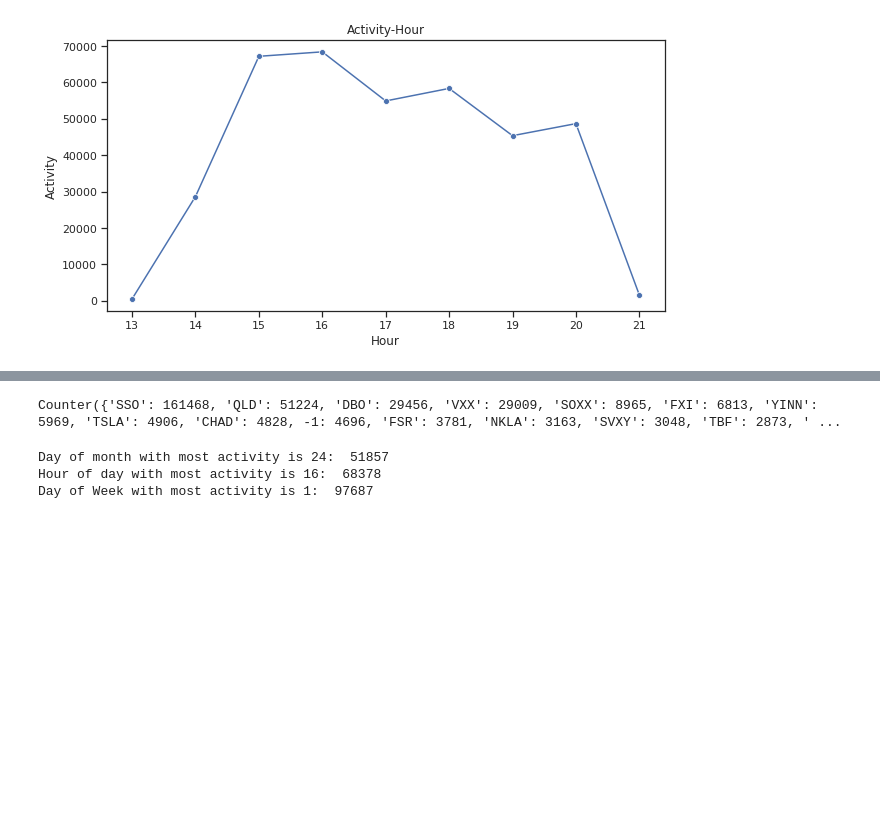
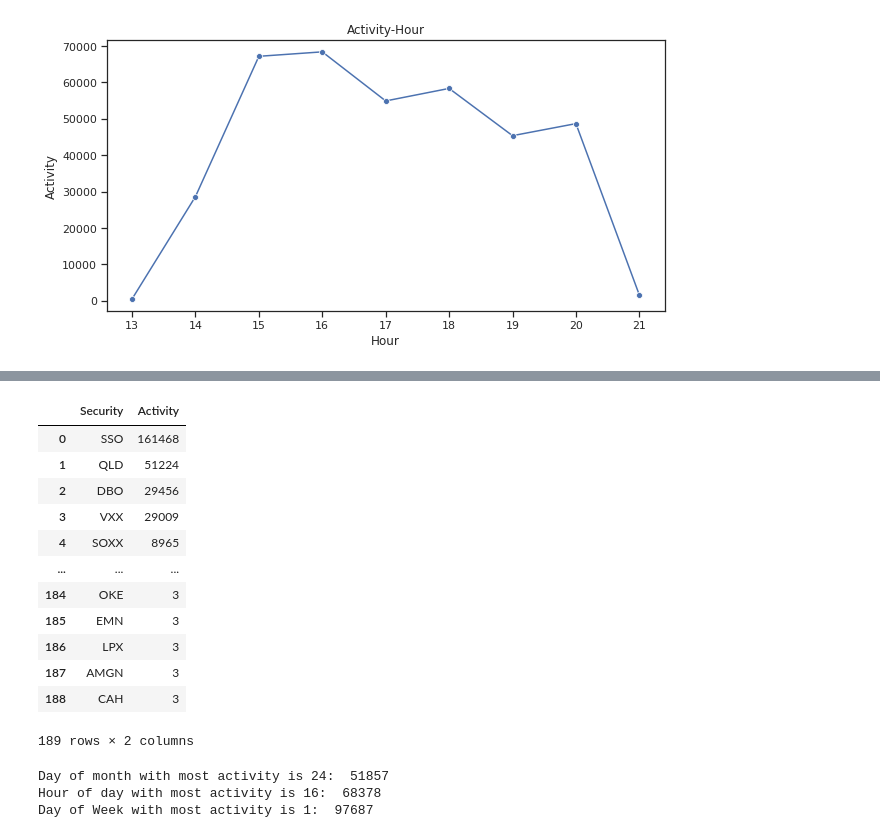
Before and after one commit to bilallogiciel/FIX-Parser, a Jupyter notebook: FIX_Parser.ipynb, the cells around one changed output, grey strips where cells are left out. Drawn from its saved outputs; the diff is of its cells as text; code cells hidden in the pictures; blank space fills up the shorter version.

```diff
--- a/FIX_Parser.ipynb
+++ b/FIX_Parser.ipynb
@@ -279,10 +282,26 @@ plt.show()
 [figure]
-# %%
-#Most traded securities.
-Securities_count = Counter(dataFrame['55'])
-print(Securities_count)
-# %% [output]
-Counter({'SSO': 161468, 'QLD': 51224, 'DBO': 29456, 'VXX': 29009, 'SOXX': 8965, 'FXI': 6813, 'YINN': 5969, 'TSLA': 4906, 'CHAD': 4828, -1: 4696, 'FSR': 3781, 'NKLA': 3163, 'SVXY': 3048, 'TBF': 2873, ' ...
+# %%
+#Most traded securities.
+Securities_count = Counter(dataFrame['55'])
+securities_df = pd.DataFrame.from_dict(Securities_count, orient = 'index').reset_index()
+securities_df.columns = ['Security','Activity']
+securities_df = securities_df.sort_values(by='Activity', ascending=False).reset_index()
+del securities_df['index']
+display(securities_df)
+# %% [output]
+|  | Security | Activity |
+| 0 | SSO | 161468 |
+| 1 | QLD | 51224 |
+| 2 | DBO | 29456 |
+| 3 | VXX | 29009 |
+| 4 | SOXX | 8965 |
+| ... | ... | ... |
+| 184 | OKE | 3 |
+| 185 | EMN | 3 |
+| 186 | LPX | 3 |
+| 187 | AMGN | 3 |
+| 188 | CAH | 3 |
+189 rows × 2 columns
 # %%
 #Time at which most of the activity happened.
 print("Day of month with most activity is 24: ", days_count[24])
```
Also changed, not shown: parts of 7 cells of this notebook.
